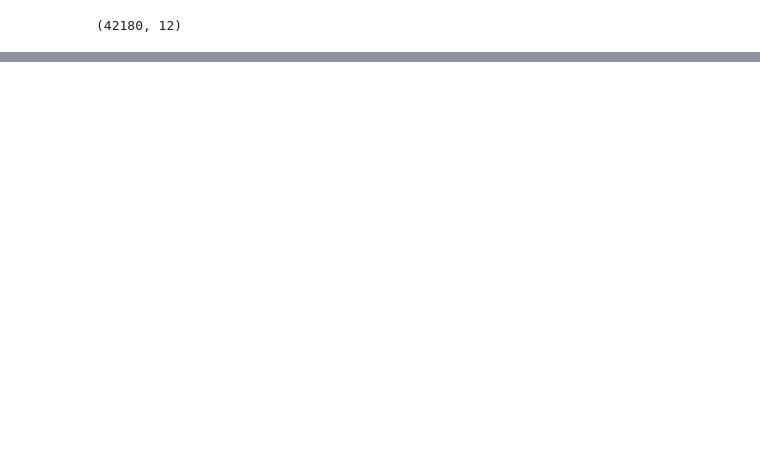
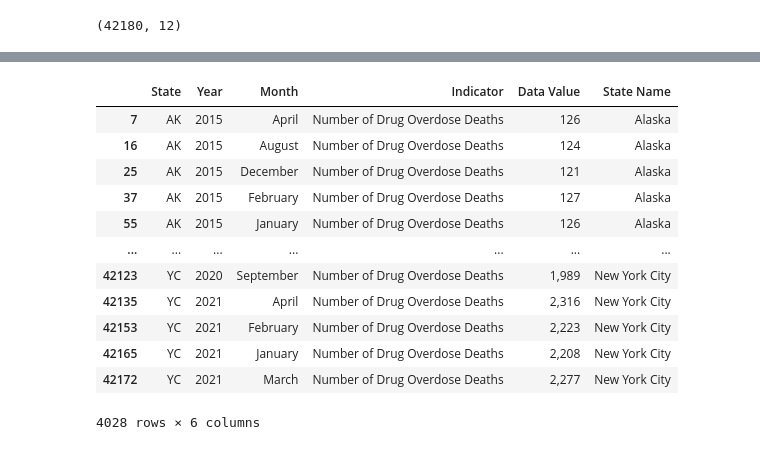
Before and after one commit to croethel/DataEngineering.Labs.AirflowProject, a Jupyter notebook: VSRR_notebook.ipynb, the cells around one changed output, grey strips where cells are left out. Cells and saved outputs as stored; diff of their text form; code cells hidden in the pictures; blank space fills up the shorter version.

```diff
--- a/VSRR_notebook.ipynb
+++ b/VSRR_notebook.ipynb
@@ -21,0 +94,18 @@ data.shape
+# %%
+overdoseonly = filtered2[(filtered2.Indicator == 'Number of Drug Overdose Deaths')]
+# %%
+overdoseonly
+# %% [output]
+|  | State | Year | Month | Indicator | Data Value | State Name |
+| 7 | AK | 2015 | April | Number of Drug Overdose Deaths | 126 | Alaska |
+| 16 | AK | 2015 | August | Number of Drug Overdose Deaths | 124 | Alaska |
+| 25 | AK | 2015 | December | Number of Drug Overdose Deaths | 121 | Alaska |
+| 37 | AK | 2015 | February | Number of Drug Overdose Deaths | 127 | Alaska |
+| 55 | AK | 2015 | January | Number of Drug Overdose Deaths | 126 | Alaska |
+| ... | ... | ... | ... | ... | ... | ... |
+| 42123 | YC | 2020 | September | Number of Drug Overdose Deaths | 1,989 | New York City |
+| 42135 | YC | 2021 | April | Number of Drug Overdose Deaths | 2,316 | New York City |
+| 42153 | YC | 2021 | February | Number of Drug Overdose Deaths | 2,223 | New York City |
+| 42165 | YC | 2021 | January | Number of Drug Overdose Deaths | 2,208 | New York City |
+| 42172 | YC | 2021 | March | Number of Drug Overdose Deaths | 2,277 | New York City |
+4028 rows × 6 columns
```
Also changed, not shown: parts of 16 cells of this notebook.
